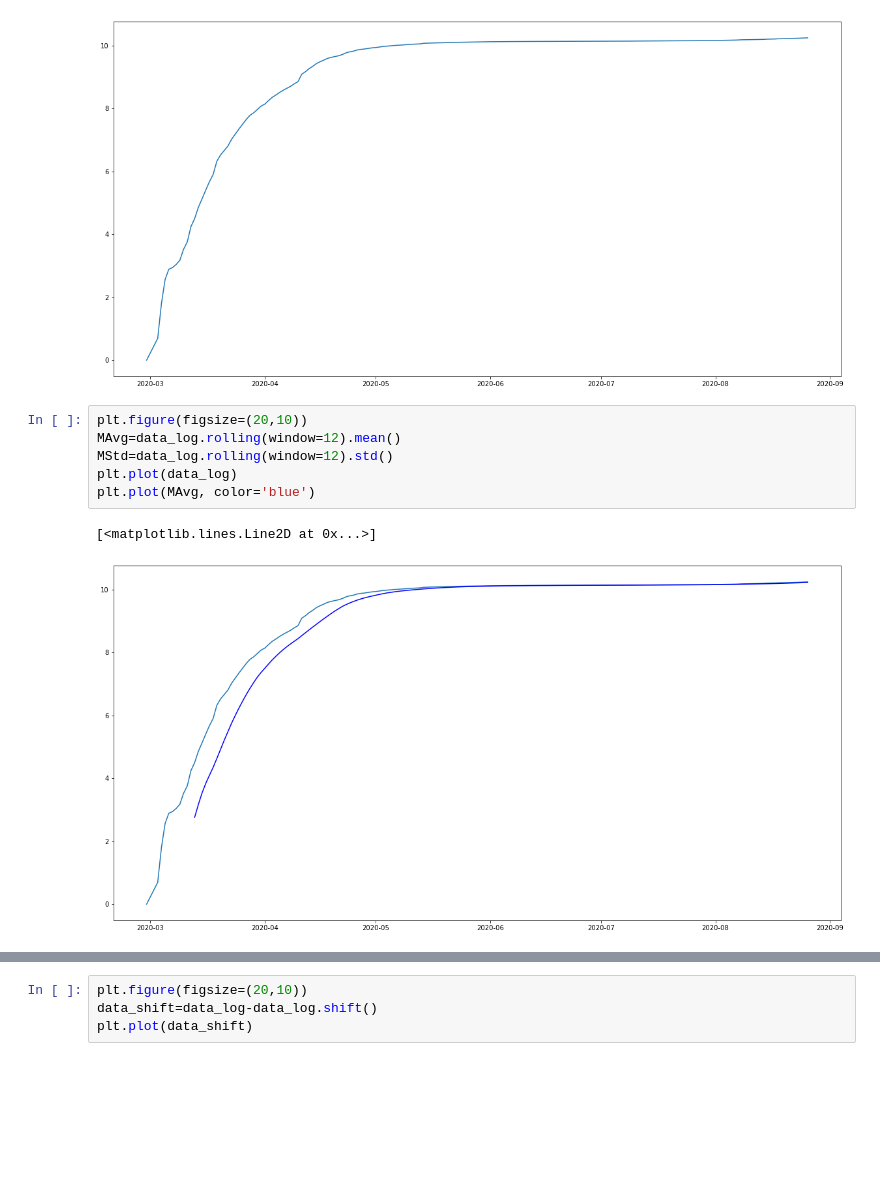
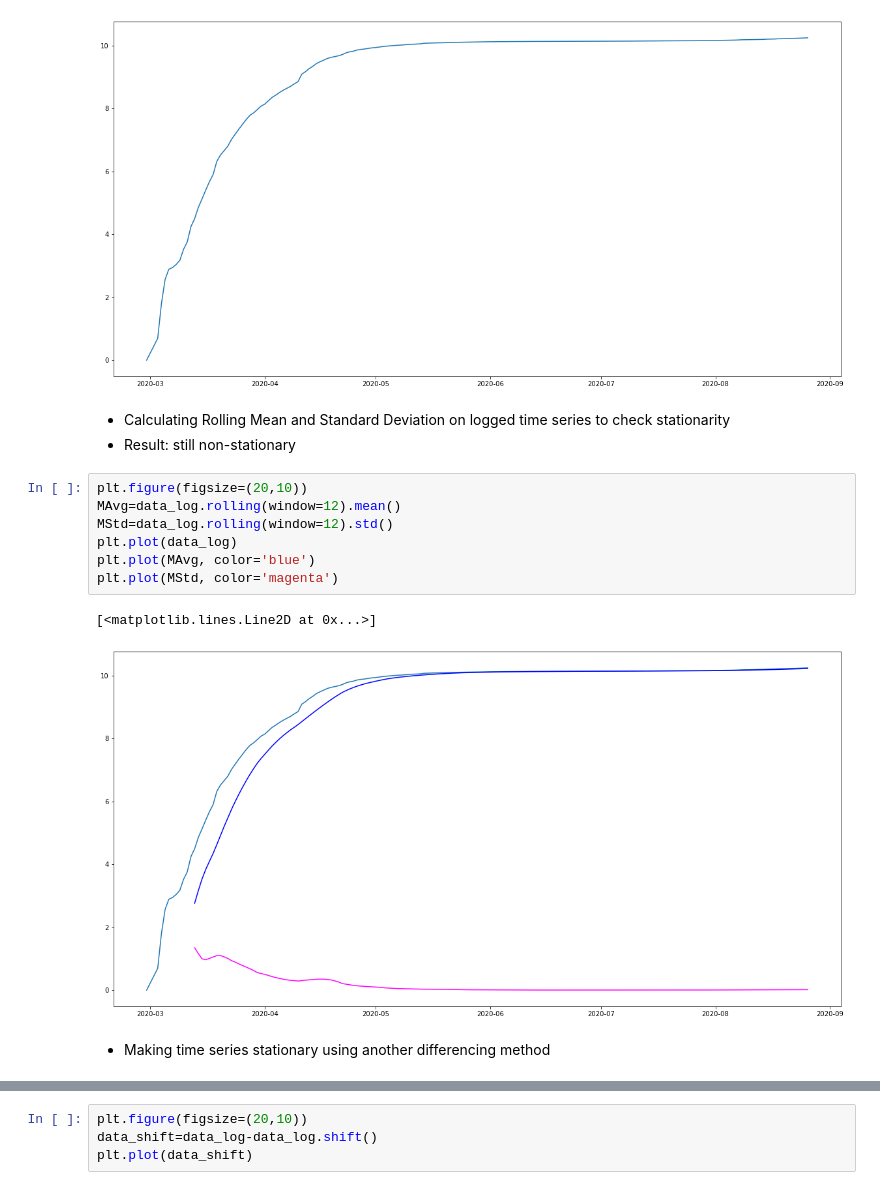
Before and after one commit to Nadia2411/Covid-Rates, a Jupyter notebook: TotalConfirmedCovidCases.ipynb, the cells around one changed output, grey strips where cells are left out. Cells and saved outputs as stored; diff of their text form; blank space fills up the shorter version.

```diff
--- a/TotalConfirmedCovidCases.ipynb
+++ b/TotalConfirmedCovidCases.ipynb
@@ -107,14 +125,20 @@ plt.plot(data_log)
 # %% [output]
 [<matplotlib.lines.Line2D at 0x...>]
 [figure]
+# %% [markdown]
+- Calculating Rolling Mean and Standard Deviation on logged time series to check stationarity
+- Result: still non-stationary
 # %%
 plt.figure(figsize=(20,10))
 MAvg=data_log.rolling(window=12).mean()
 MStd=data_log.rolling(window=12).std()
 plt.plot(data_log)
 plt.plot(MAvg, color='blue')
+plt.plot(MStd, color='magenta')
 # %% [output]
 [<matplotlib.lines.Line2D at 0x...>]
-[figure, old version]
+[figure, new version]
+# %% [markdown]
+- Making time series stationary using another differencing method
 # %%
 data_log_diff=data_log-MAvg
```
Also changed, not shown: parts of 39 cells of this notebook, 1 other file.
